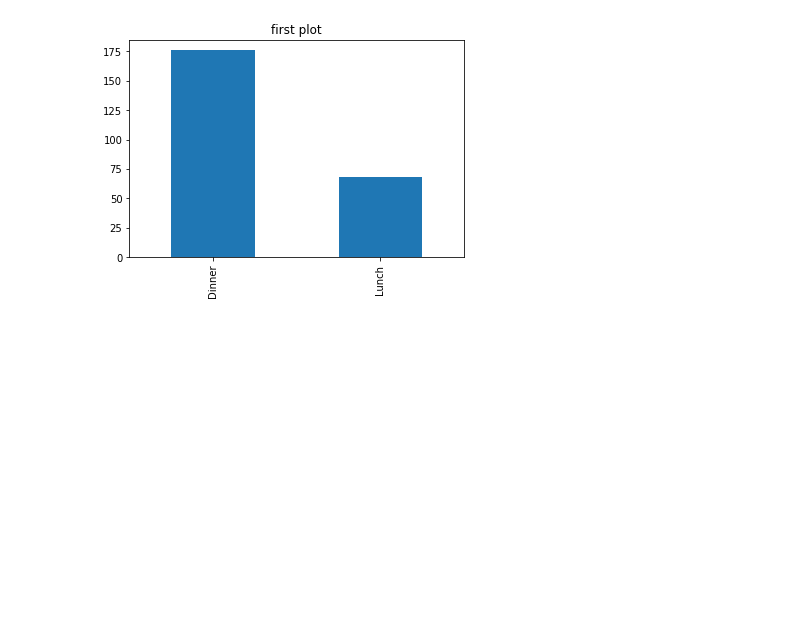
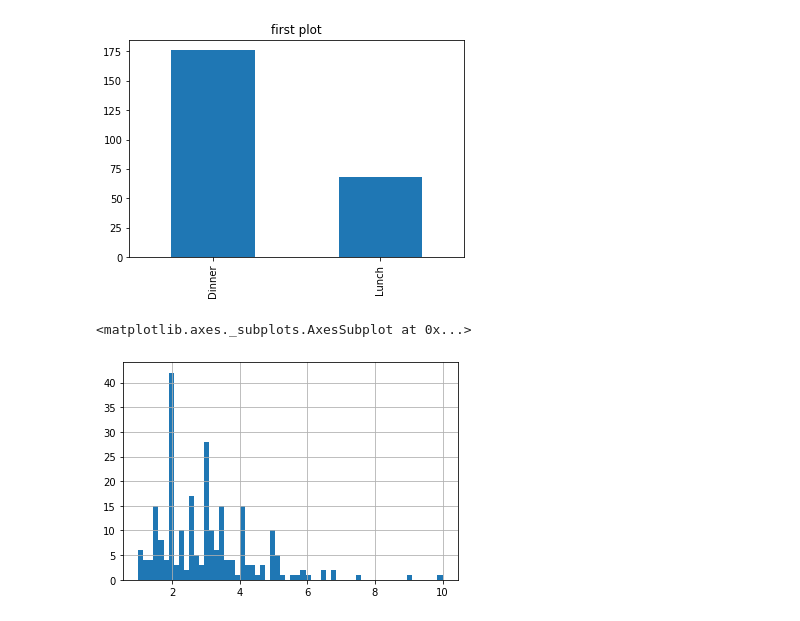
Before and after one commit to YOUNGitacina/Data-mining-course, a Jupyter notebook: DataUnd/Du_class.ipynb, the cells around one changed output. Saved outputs shown, nothing was run; the diff lists cells and outputs as text; code cells hidden in the pictures; blank space fills up the shorter version.

```diff
--- a/DataUnd/Du_class.ipynb
+++ b/DataUnd/Du_class.ipynb
@@ -220,3 +220,10 @@ plt.show()
 #also save i .jpg
 # %% [output]
 [figure]
+# %%
+join_df['tip'].hist(bins=60)
+plt.show()
+#distribution for all var
+# %% [output]
+<matplotlib.axes._subplots.AxesSubplot at 0x...>
+[figure, added]
```
